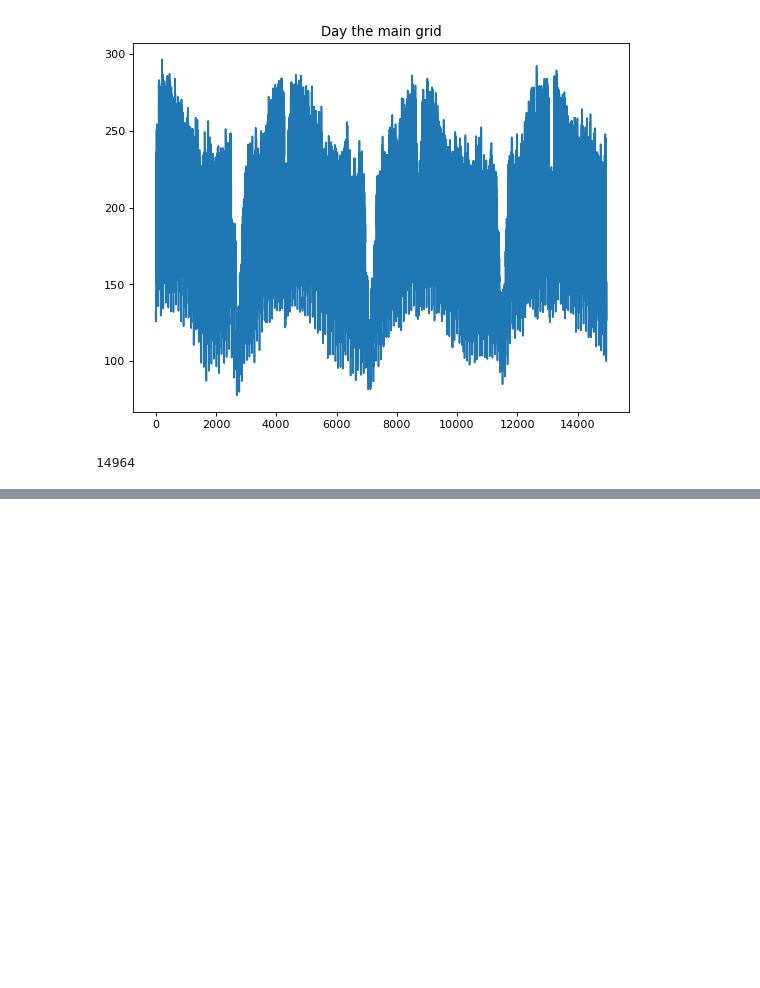
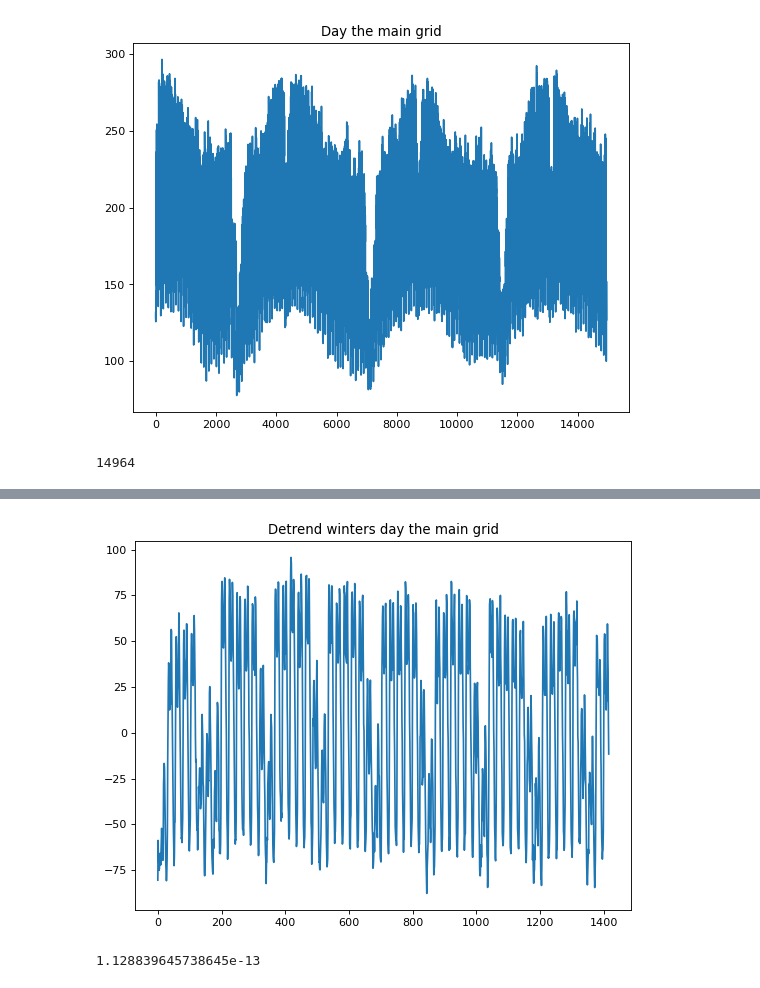
Before and after one commit to as-cal8/KDDM2-2022, a Jupyter notebook: Notebook_timeseries.ipynb, the cells around one changed output, grey strips where cells are left out. Drawn from its saved outputs; the diff is of its cells as text; code cells hidden in the pictures; blank space fills up the shorter version.

```diff
--- a/Notebook_timeseries.ipynb
+++ b/Notebook_timeseries.ipynb
@@ -286,0 +345,13 @@ plt.show()
+# %%
+detrend_winter = signal.detrend(df_winter['mainGrid'])
+
+figure(figsize=(8, 6), dpi=80)
+
+plt.plot(detrend_winter)
+
+plt.title("Detrend winters day the main grid")
+plt.show()
+detrend_winter.mean()
+# %% [output]
+[figure, added]
+1.128839645738645e-13
```
Also changed, not shown: parts of 26 cells of this notebook.
